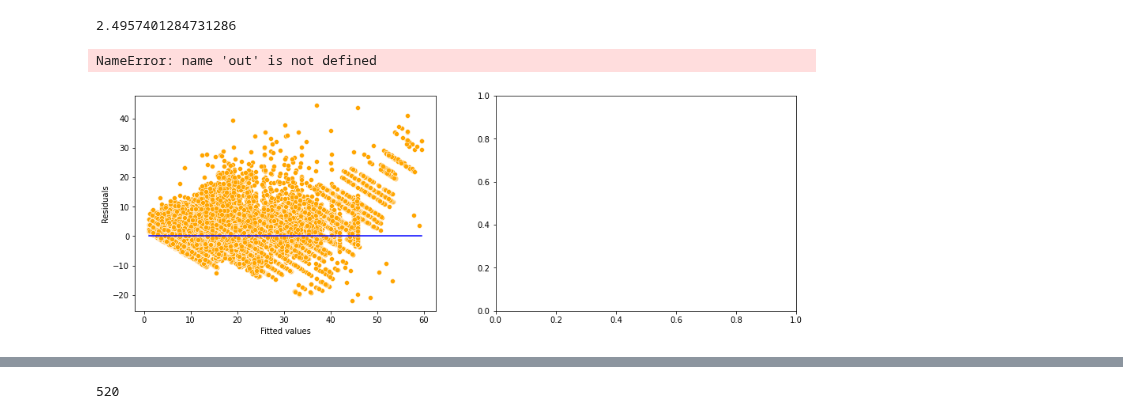
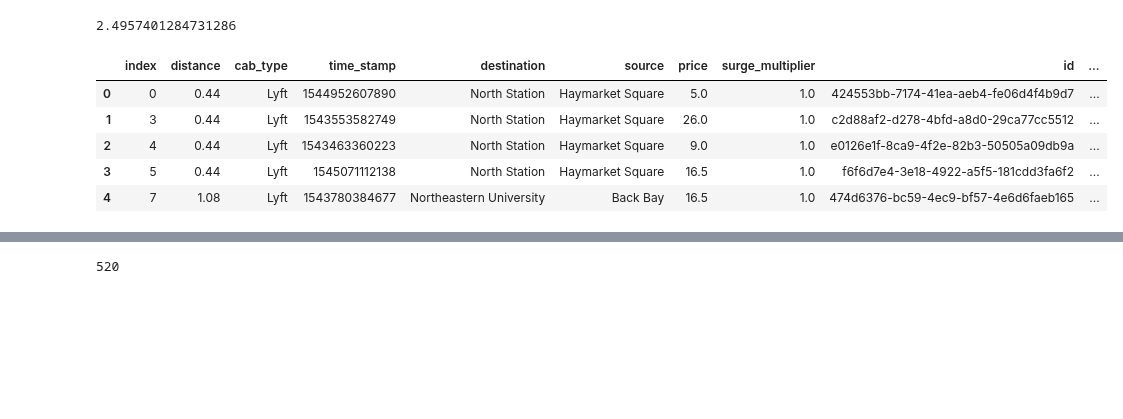
Before and after one commit to cndywu/TheYelpers, a Jupyter notebook: Final_Project_Model.ipynb, the cells around one changed output, grey strips where cells are left out. Saved outputs shown, nothing was run; the diff lists cells and outputs as text; code cells hidden in the pictures; blank space fills up the shorter version.

```diff
--- a/Final_Project_Model.ipynb
+++ b/Final_Project_Model.ipynb
@@ -191,15 +189,10 @@ np.sqrt(model_basic.mse_resid)
-# %%
-fig, axes = plt.subplots(1, 2, figsize = (15, 5))
-
-sns.scatterplot(ax = axes[0], x = (model_basic.fittedvalues), y = (model_basic.resid),color = 'orange')
-sns.lineplot(ax = axes[0], x = [model_basic.fittedvalues.min(), model_basic.fittedvalues.max()], y = [0,0], color = 'blue')
-axes[0].set_xlabel('Fitted values')
-axes[0].set_ylabel('Residuals')
-
-sns.scatterplot(ax = axes[1], x = (model_basic.fittedvalues), y = (out.student_resid),color = 'orange')
-sns.lineplot(ax = axes[1], x = [model_basic.fittedvalues.min(), model_basic.fittedvalues.max()], y = [0,0], color = 'blue')
-axes[1].set_xlabel('Fitted values')
-axes[1].set_ylabel('Studentized Residuals')
-# %% [output]
-NameError: name 'out' is not defined
-[figure, removed]
+# %%
+train_orig_reset = train_original.reset_index()
+train_orig_reset.head()
+# %% [output]
+|  | index | distance | cab_type | time_stamp | destination | source | price | surge_multiplier | id | ... |
+| 0 | 0 | 0.44 | Lyft | 1544952607890 | North Station | Haymarket Square | 5.0 | 1.0 | 424553bb-7174-41ea-aeb4-fe06d4f4b9d7 | ... |
+| 1 | 3 | 0.44 | Lyft | 1543553582749 | North Station | Haymarket Square | 26.0 | 1.0 | c2d88af2-d278-4bfd-a8d0-29ca77cc5512 | ... |
+| 2 | 4 | 0.44 | Lyft | 1543463360223 | North Station | Haymarket Square | 9.0 | 1.0 | e0126e1f-8ca9-4f2e-82b3-50505a09db9a | ... |
+| 3 | 5 | 0.44 | Lyft | 1545071112138 | North Station | Haymarket Square | 16.5 | 1.0 | f6f6d7e4-3e18-4922-a5f5-181cdd3fa6f2 | ... |
+| 4 | 7 | 1.08 | Lyft | 1543780384677 | Northeastern University | Back Bay | 16.5 | 1.0 | 474d6376-bc59-4ec9-bf57-4e6d6faeb165 | ... |
```
Also changed, not shown: parts of 31 cells of this notebook.
